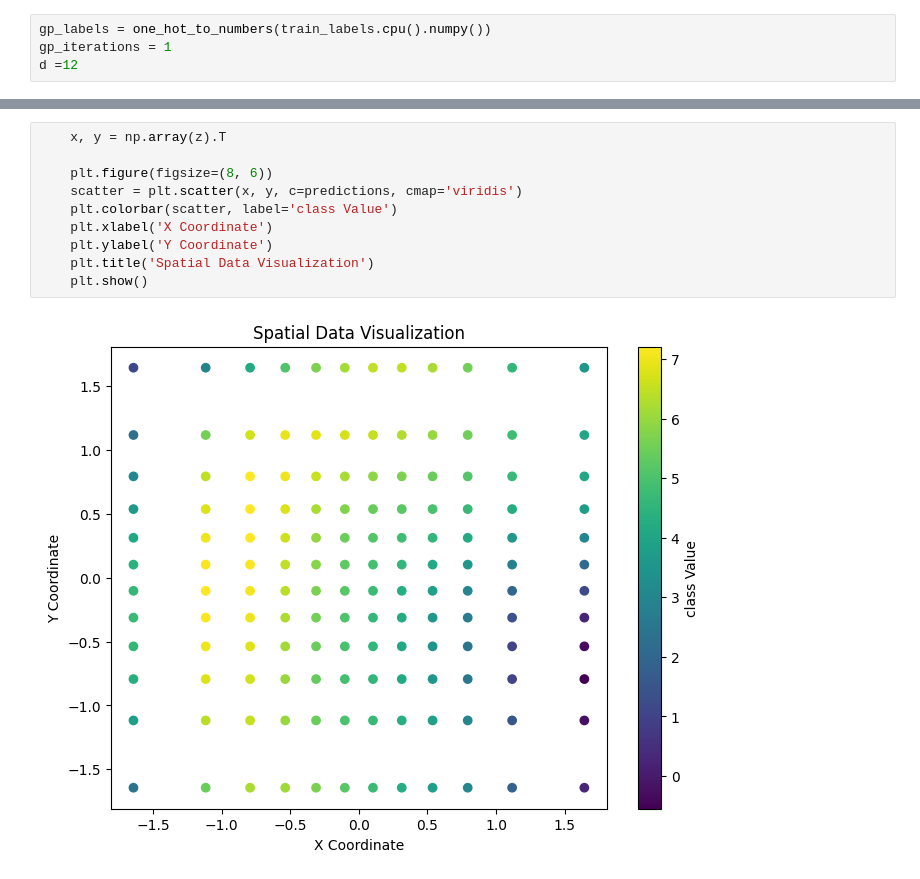
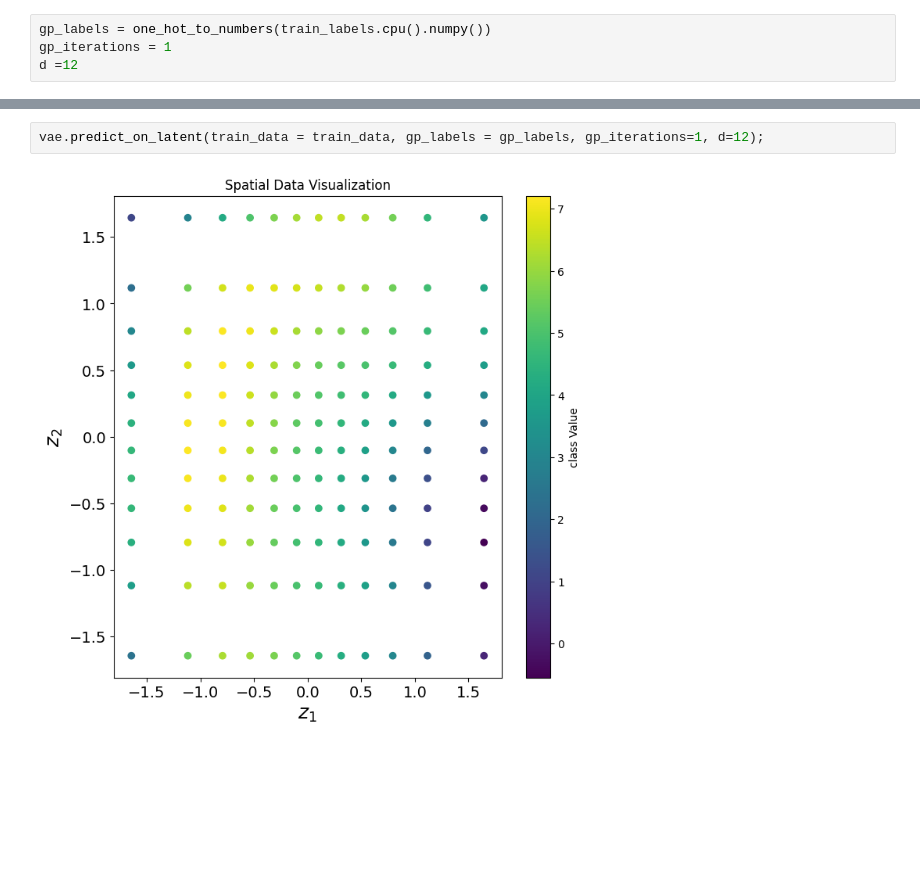
Before and after one commit to ziatdinovmax/pyroVED, a Jupyter notebook: examples/VAE_gp.ipynb, the cells around one changed output, grey strips where cells are left out. Drawn from its saved outputs; the diff is of its cells as text; blank space fills up the shorter version.

Commit message:
add: predict_on_latent

```diff
--- a/examples/VAE_gp.ipynb
+++ b/examples/VAE_gp.ipynb
@@ -192,12 +154,4 @@ with torch.no_grad():
-# %%
-    x, y = np.array(z).T
-
-    plt.figure(figsize=(8, 6))
-    scatter = plt.scatter(x, y, c=predictions, cmap='viridis')
-    plt.colorbar(scatter, label='class Value')
-    plt.xlabel('X Coordinate')
-    plt.ylabel('Y Coordinate')
-    plt.title('Spatial Data Visualization')
-    plt.show()
-# %% [output]
-[figure, removed]
+# %%
+vae.predict_on_latent(train_data = train_data, gp_labels = gp_labels, gp_iterations=1, d=12);
+# %% [output]
+[figure, added]
```
Also changed, not shown: parts of 6 cells of this notebook, 2 other files.
